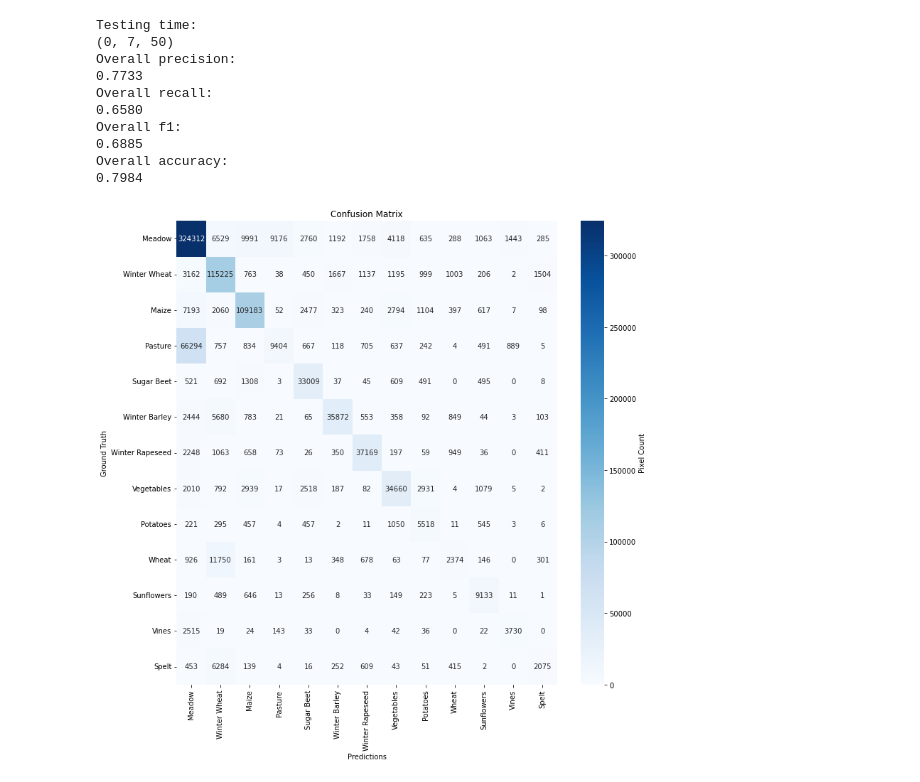
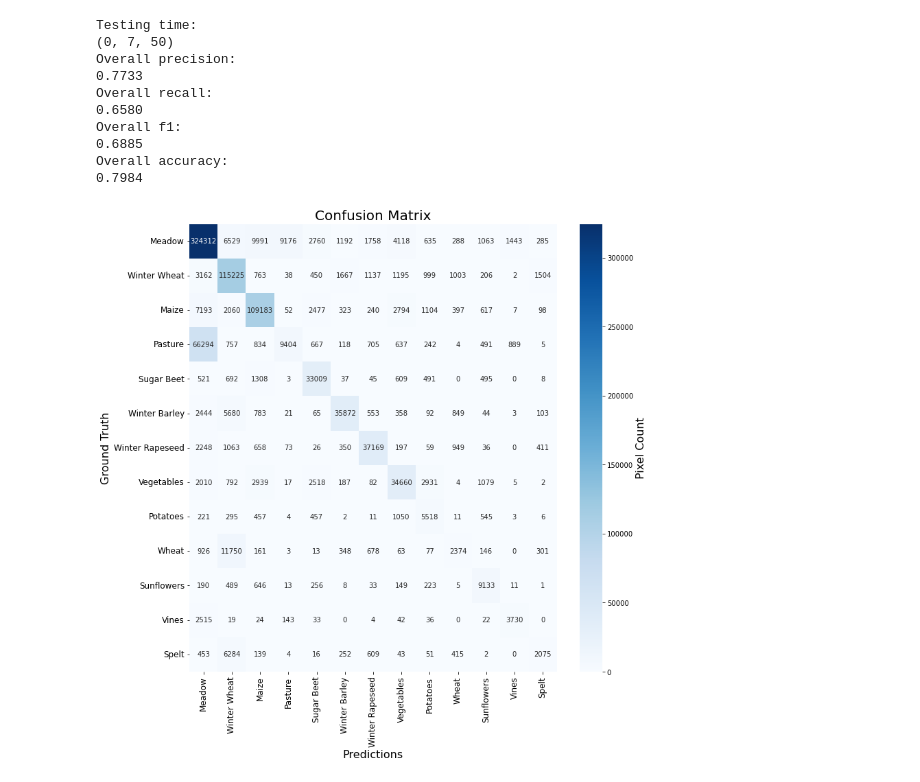
Before and after one commit to janikbaumer/2021_ImageInterpretation, a Jupyter notebook: Lab03/code/Lab3Evaluation.ipynb, the cells around one changed output. Cells and saved outputs as stored; diff of their text form; code cells hidden in the pictures.

Commit message:
Increase label font size

```diff
--- a/Lab03/code/Lab3Evaluation.ipynb
+++ b/Lab03/code/Lab3Evaluation.ipynb
@@ -325,10 +325,15 @@ labels = ['Meadow', 'Winter Wheat', 'Maize', 'Pasture', 'Sugar Beet', 'Winter Ba
 # %%
 plt.figure(figsize=(12, 12))
 ax = sns.heatmap(BestRNNcm, annot=True, fmt='g', cmap='Blues', xticklabels=labels, yticklabels=labels, cbar_kws={'label': 'Pixel Count'})
-ax.set(title ='Confusion Matrix', xlabel='Predictions', ylabel='Ground Truth')
+ax.figure.axes[-1].yaxis.label.set_size(16)
+ax.set_title('Confusion Matrix', fontsize=20)
+ax.set_xlabel('Predictions', fontsize=16)
+ax.set_ylabel('Ground Truth', fontsize=16)
+ax.set_xticklabels(ax.get_xmajorticklabels(), fontsize = 12)
+ax.set_yticklabels(ax.get_ymajorticklabels(), fontsize = 12)
 plt.show()
 # %% [output]
-[figure, old version]
+[figure, new version]
 # %%
 plt.figure(figsize=(12, 12))
 ax = sns.heatmap(BestLSTMcm, annot=True, fmt='g', cmap='Blues', xticklabels=labels, yticklabels=labels, cbar_kws={'label': 'Pixel Count'})
```
Also changed, not shown: parts of 2 cells of this notebook.
